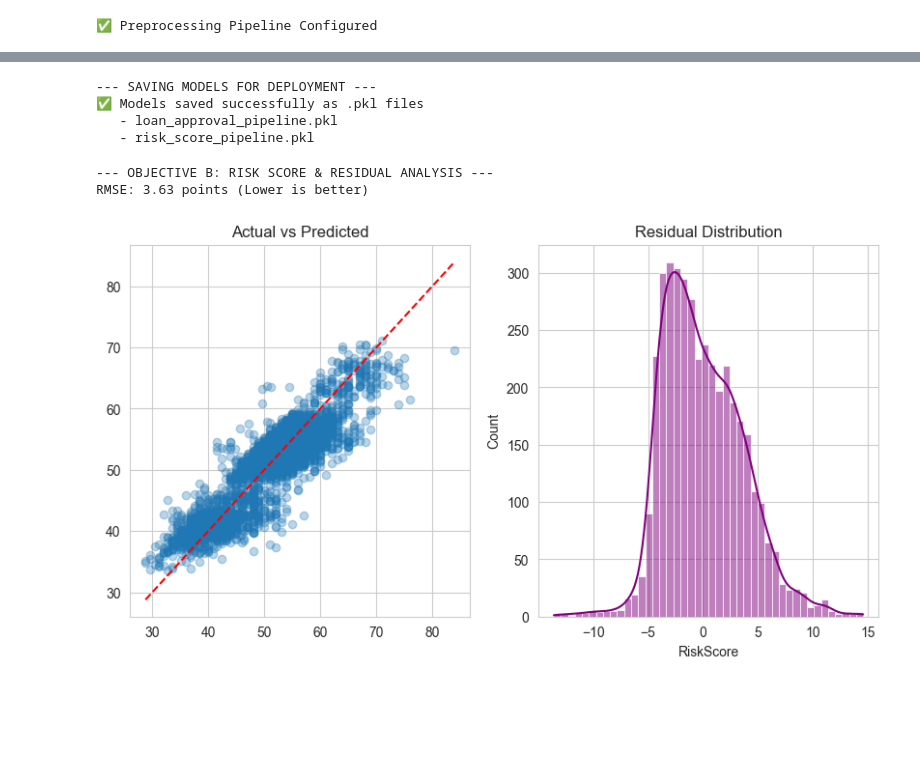
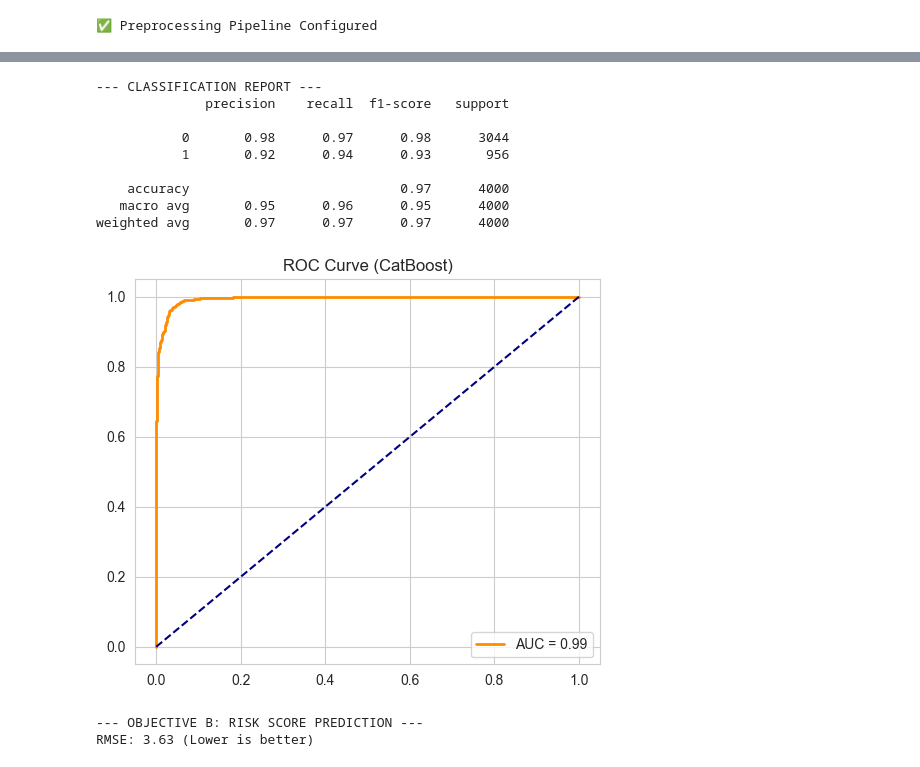
Before and after one commit to AnujanN/Financial-Risk-Modeling, a Jupyter notebook: Loan analysis.ipynb, the cells around one changed output, grey strips where cells are left out. Drawn from its saved outputs; the diff is of its cells as text; code cells hidden in the pictures; blank space fills up the shorter version.

```diff
--- a/Loan analysis.ipynb
+++ b/Loan analysis.ipynb
@@ -286,27 +262,34 @@ weighted avg       0.96      0.96      0.96      4000
 # %%
-print("--- SAVING MODELS FOR DEPLOYMENT ---")
+y_pred = best_model.predict(X_test)
+y_prob = best_model.predict_proba(X_test)[:, 1]
 
-# Save the Classification Pipeline
-joblib.dump(best_clf_model, 'loan_approval_pipeline.pkl')
+print("--- CLASSIFICATION REPORT ---")
+print(classification_report(y_test, y_pred))
 
-# Save the Regression Pipeline
-joblib.dump(reg_pipeline, 'risk_score_pipeline.pkl')
-
-print("✅ Models saved successfully as .pkl files")
-print("   - loan_approval_pipeline.pkl")
-print("   - risk_score_pipeline.pkl")
+# Plot ROC
+fpr, tpr, _ = roc_curve(y_test, y_prob)
+plt.figure(figsize=(6, 5))
+plt.plot(fpr, tpr, color='darkorange', lw=2, label=f'AUC = {roc_auc_score(y_test, y_prob):.2f}')
+plt.plot([0, 1], [0, 1], color='navy', linestyle='--')
+plt.title(f'ROC Curve ({best_model_name})')
+plt.legend()
+plt.show()
 # %% [output]
---- SAVING MODELS FOR DEPLOYMENT ---
-✅ Models saved successfully as .pkl files
-   - loan_approval_pipeline.pkl
-   - risk_score_pipeline.pkl
+--- CLASSIFICATION REPORT ---
+              precision    recall  f1-score   support
+
+           0       0.98      0.97      0.98      3044
+           1       0.92      0.94      0.93       956
+
+    accuracy                           0.97      4000
+   macro avg       0.95      0.96      0.95      4000
+weighted avg       0.97      0.97      0.97      4000
+[figure, added]
 # %%
-print("--- OBJECTIVE B: RISK SCORE & RESIDUAL ANALYSIS ---")
+print("--- OBJECTIVE B: RISK SCORE PREDICTION ---")
 
-# Split Data for Regression (using same X features)
 X_train_reg, X_test_reg, y_train_reg, y_test_reg = train_test_split(X, y_reg, test_size=0.2, random_state=42)
 
-# Pipeline
 reg_pipeline = Pipeline(steps=[
     ('preprocessor', preprocessor),
     ('regressor', RandomForestRegressor(n_estimators=100, max_depth=10, random_state=42))
@@ -314,25 +297,10 @@ reg_pipeline = Pipeline(steps=[
 
 reg_pipeline.fit(X_train_reg, y_train_reg)
 y_pred_reg = reg_pipeline.predict(X_test_reg)
-residuals = y_test_reg - y_pred_reg
 
-# Metrics
 rmse = np.sqrt(mean_squared_error(y_test_reg, y_pred_reg))
-print(f"RMSE: {rmse:.2f} points (Lower is better)")
-
-# Residual Plot
-plt.figure(figsize=(10, 5))
-plt.subplot(1, 2, 1)
-plt.scatter(y_test_reg, y_pred_reg, alpha=0.3)
-plt.plot([y_test_reg.min(), y_test_reg.max()], [y_test_reg.min(), y_test_reg.max()], 'r--')
-plt.title("Actual vs Predicted")
-
-plt.subplot(1, 2, 2)
-sns.histplot(residuals, kde=True, color='purple')
-plt.title("Residual Distribution")
-plt.show()
+print(f"RMSE: {rmse:.2f} (Lower is better)")
 # %% [output]
---- OBJECTIVE B: RISK SCORE & RESIDUAL ANALYSIS ---
-RMSE: 3.63 points (Lower is better)
+--- OBJECTIVE B: RISK SCORE PREDICTION ---
+RMSE: 3.63 (Lower is better)
-[figure, removed]
 # %%
```
Also changed, not shown: parts of 12 cells of this notebook, 1 other file.
